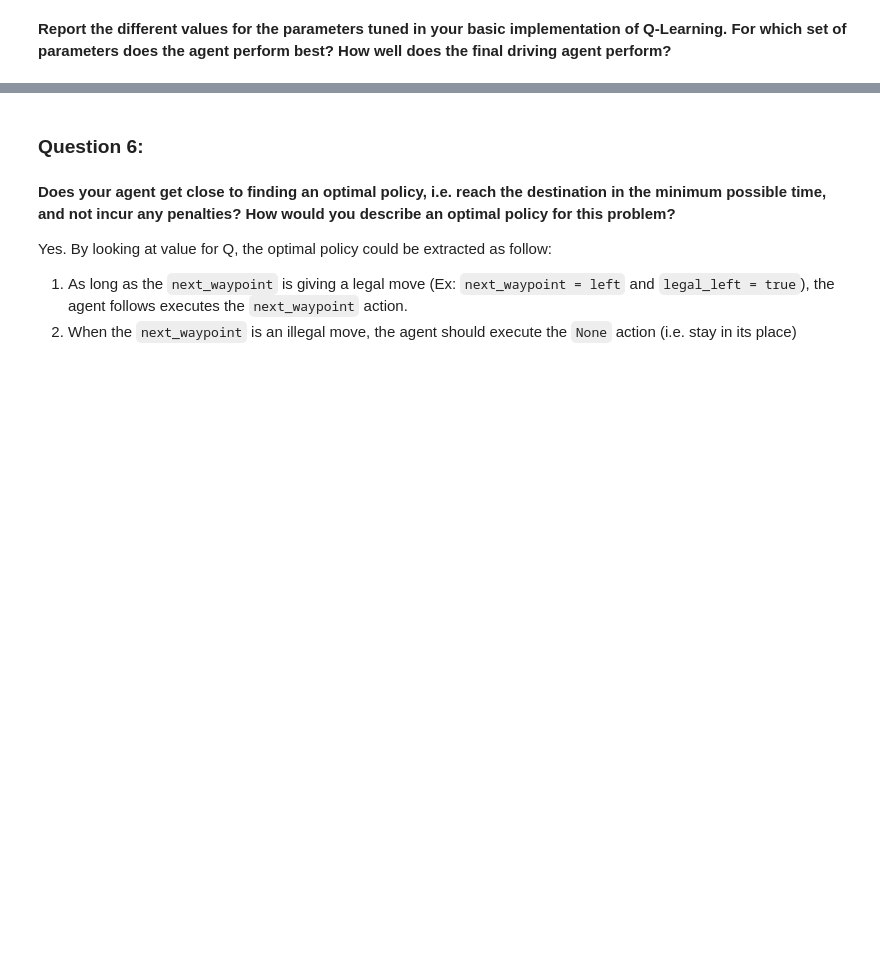
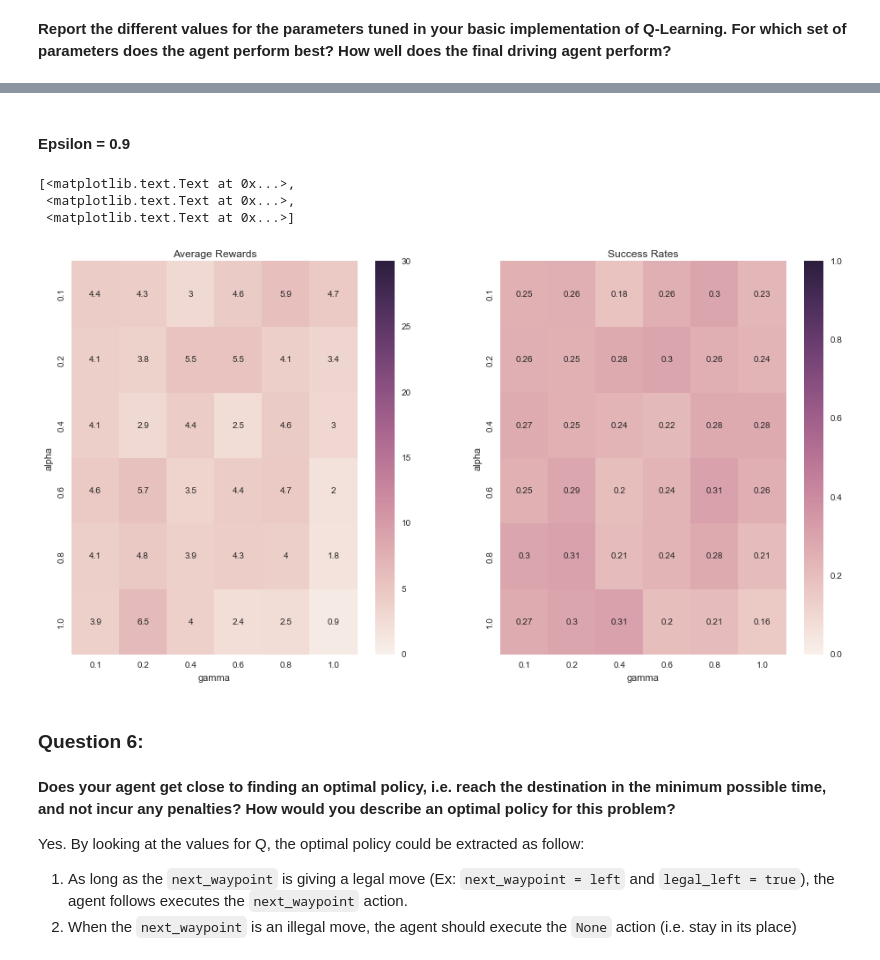
Before and after one commit to hichemaichour/UdacityMachineLearning, a Jupyter notebook: Project 4 - Smartcab/report.ipynb, the cells around one changed output, grey strips where cells are left out. Saved outputs shown, nothing was run; the diff lists cells and outputs as text; code cells hidden in the pictures; blank space fills up the shorter version.

```diff
--- a/Project 4 - Smartcab/report.ipynb
+++ b/Project 4 - Smartcab/report.ipynb
@@ -242,9 +266,49 @@ As we can see from the tables above. The optimal values for `alpha`, `gamma`, an
+# %% [markdown]
+#### Epsilon = 0.9
+# %%
+alpha_values = [0.1, 0.2, 0.4, 0.6, 0.8, 1.0]
+gamma_values = [0.1, 0.2, 0.4, 0.6, 0.8, 1.0]
+average_rewards = [[ 4.41 ,  4.32 ,  3.03 ,  4.555,  5.86 ,  4.685],
+                   [ 4.125,  3.82 ,  5.47 ,  5.455,  4.145,  3.37 ],
+                   [ 4.13 ,  2.9  ,  4.425,  2.5  ,  4.57 ,  3.05 ],
+                   [ 4.625,  5.68 ,  3.515,  4.385,  4.675,  1.96 ],
+                   [ 4.115,  4.84 ,  3.905,  4.325,  4.01 ,  1.75 ],
+                   [ 3.9  ,  6.46 ,  3.97 ,  2.36 ,  2.545,  0.895]]
+success_rates = [[ 0.25,  0.26,  0.18,  0.26,  0.3 ,  0.23],
+                 [ 0.26,  0.25,  0.28,  0.3 ,  0.26,  0.24],
+                 [ 0.27,  0.25,  0.24,  0.22,  0.28,  0.28],
+                 [ 0.25,  0.29,  0.2 ,  0.24,  0.31,  0.26],
+                 [ 0.3 ,  0.31,  0.21,  0.24,  0.28,  0.21],
+                 [ 0.27,  0.3 ,  0.31,  0.2 ,  0.21,  0.16]]
+
+%matplotlib inline
+
+import matplotlib.pyplot as plt
+fig,axn = plt.subplots(1, 2, figsize=(16,8))
+
+from seaborn import heatmap
+axn.flat[0] = heatmap(average_rewards,
+                      xticklabels=gamma_values, yticklabels=alpha_values,
+                      annot=True, ax=axn.flat[0],
+                      vmin=0, vmax=30)
+axn.flat[0].set(xlabel="gamma", ylabel="alpha", title="Average Rewards")
+
+axn.flat[1] = heatmap(success_rates,
+                      xticklabels=gamma_values, yticklabels=alpha_values,
+                      annot=True, ax=axn.flat[1],
+                      vmin=0, vmax=1)
+axn.flat[1].set(xlabel="gamma", ylabel="alpha", title="Success Rates")
+# %% [output]
+[<matplotlib.text.Text at 0x...>,
+ <matplotlib.text.Text at 0x...>,
+ <matplotlib.text.Text at 0x...>]
+[figure, added]
 # %% [markdown]
 ### Question 6:
 # %% [markdown]
 **Does your agent get close to finding an optimal policy, i.e. reach the destination in the minimum possible time, and not incur any penalties? How would you describe an optimal policy for this problem?**
 
-Yes. By looking at value for Q, the optimal policy could be extracted as follow:
+Yes. By looking at the values for Q, the optimal policy could be extracted as follow:
 
 1. As long as the `next_waypoint` is giving a legal move (Ex: `next_waypoint = left` and `legal_left = true`), the agent follows executes the `next_waypoint` action.
 2. When the `next_waypoint` is an illegal move, the agent should execute the `None` action (i.e. stay in its place)
```
Also changed, not shown: parts of 15 cells of this notebook, 2 other files.
